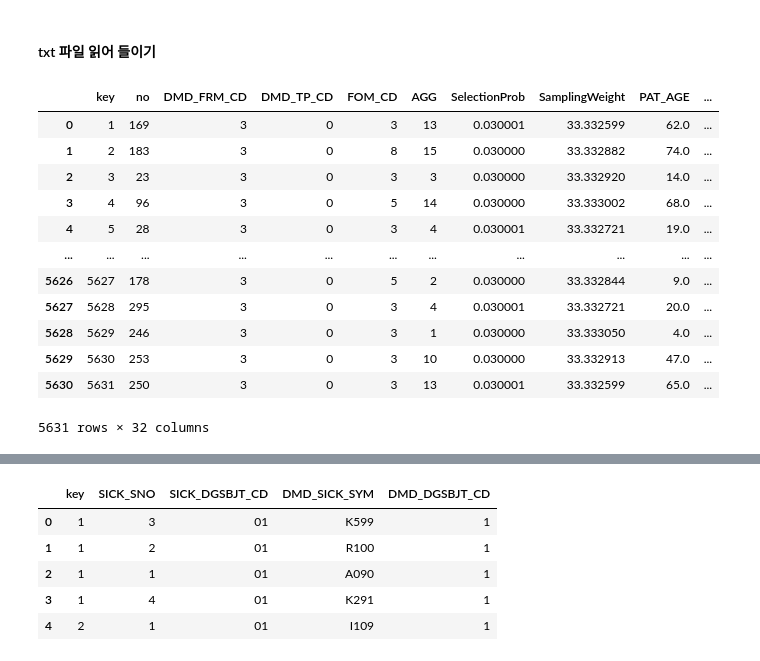
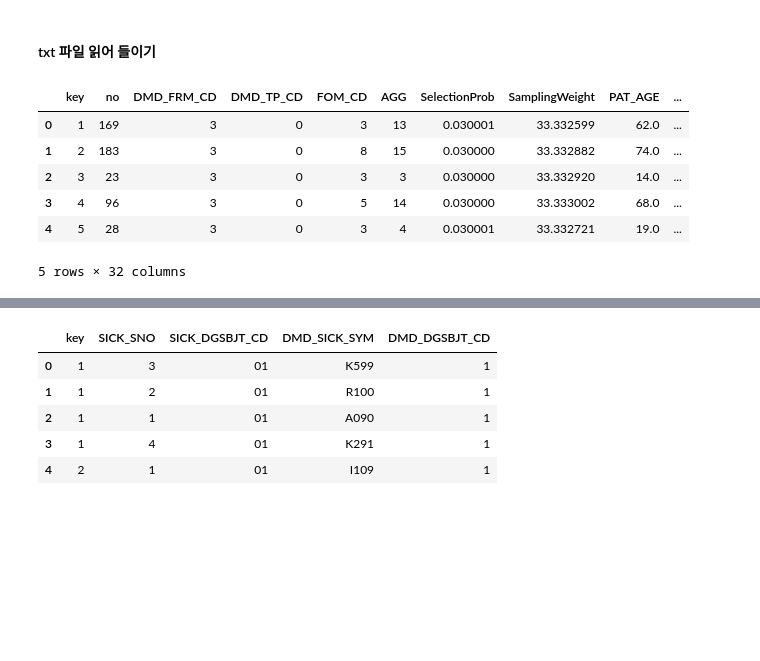
Before and after one commit to hk918216/Web, a Jupyter notebook: 6day_심평원_데이터분석/1_데이터이해.ipynb, the cells around one changed output, grey strips where cells are left out. Saved outputs shown, nothing was run; the diff lists cells and outputs as text; code cells hidden in the pictures; blank space fills up the shorter version.

```diff
--- a/6day_심평원_데이터분석/1_데이터이해.ipynb
+++ b/6day_심평원_데이터분석/1_데이터이해.ipynb
@@ -6,21 +6,15 @@ import pandas as pd
 #### txt 파일 읽어 들이기
 # %%
 df_20TABLE = pd.read_csv('./files_org/SAMPLE_DB_20TABLE_2013.txt')
-df_20TABLE
+df_20TABLE.head()
 # %% [output]
 |  | key | no | DMD_FRM_CD | DMD_TP_CD | FOM_CD | AGG | SelectionProb | SamplingWeight | PAT_AGE | ... |
 | 0 | 1 | 169 | 3 | 0 | 3 | 13 | 0.030001 | 33.332599 | 62.0 | ... |
 | 1 | 2 | 183 | 3 | 0 | 8 | 15 | 0.030000 | 33.332882 | 74.0 | ... |
 | 2 | 3 | 23 | 3 | 0 | 3 | 3 | 0.030000 | 33.332920 | 14.0 | ... |
 | 3 | 4 | 96 | 3 | 0 | 5 | 14 | 0.030000 | 33.333002 | 68.0 | ... |
 | 4 | 5 | 28 | 3 | 0 | 3 | 4 | 0.030001 | 33.332721 | 19.0 | ... |
-| ... | ... | ... | ... | ... | ... | ... | ... | ... | ... | ... |
-| 5626 | 5627 | 178 | 3 | 0 | 5 | 2 | 0.030000 | 33.332844 | 9.0 | ... |
-| 5627 | 5628 | 295 | 3 | 0 | 3 | 4 | 0.030001 | 33.332721 | 20.0 | ... |
-| 5628 | 5629 | 246 | 3 | 0 | 3 | 1 | 0.030000 | 33.333050 | 4.0 | ... |
-| 5629 | 5630 | 253 | 3 | 0 | 3 | 10 | 0.030000 | 33.332913 | 47.0 | ... |
-| 5630 | 5631 | 250 | 3 | 0 | 3 | 13 | 0.030001 | 33.332599 | 65.0 | ... |
-5631 rows × 32 columns
+5 rows × 32 columns
 # %%
 df_20TABLE.info()
 # %% [output]
```
Also changed, not shown: parts of 14 cells of this notebook, 4 other files.
